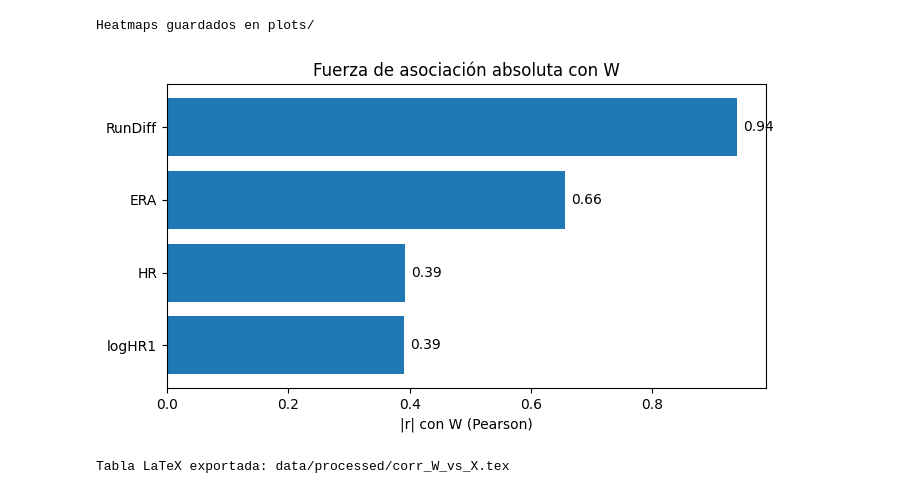
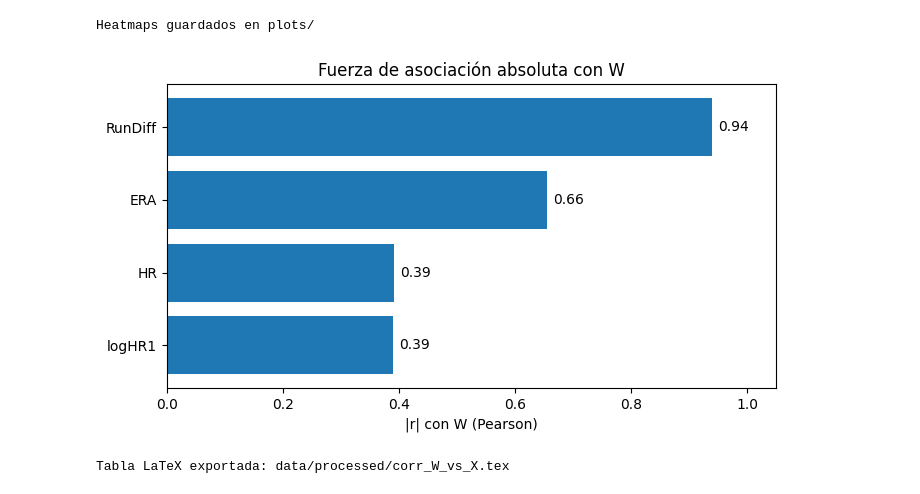
Before and after one commit to enriquegomeztagle/MCD-ProyectoFinalEconometria-DeterminantesVictoriasMLB, a Jupyter notebook: scripts/correlation.ipynb, the cells around one changed output. Cells and saved outputs as stored; diff of their text form; code cells hidden in the pictures.

Commit message:
Update execution counts in correlation notebook and adjust plot settings for improved visualization clarity. Added x-axis limits and modified save parameters for output images.

```diff
--- a/scripts/correlation.ipynb
+++ b/scripts/correlation.ipynb
@@ -122,20 +122,21 @@ Heatmaps guardados en plots/
 # %%
 abs_r = corr_wp[["X", "pearson_r"]].copy()
 abs_r["abs_pearson_r"] = abs_r["pearson_r"].abs()
 abs_r = abs_r.sort_values("abs_pearson_r", ascending=True)
 
 fig, ax = plt.subplots(figsize=(7, 4))
 ax.barh(abs_r["X"], abs_r["abs_pearson_r"])
 ax.set_xlabel("|r| con W (Pearson)")
 ax.set_title("Fuerza de asociación absoluta con W")
 for i, v in enumerate(abs_r["abs_pearson_r"]):
     ax.text(v + 0.01, i, f"{v:.2f}", va="center")
+ax.set_xlim(0, 1.05)
 fig.tight_layout()
-fig.savefig(FIG_OUT / "bar_abs_r_W.png", dpi=150, transparent=True)
+fig.savefig(FIG_OUT / "bar_abs_r_W.png", dpi=150, bbox_inches="tight", transparent=True)
 plt.show()
 plt.close(fig)
 # %% [output]
-[figure, old version]
+[figure, new version]
 # %%
 try:
     with open(TAB_OUT / "corr_W_vs_X.tex", "w") as f:
```
